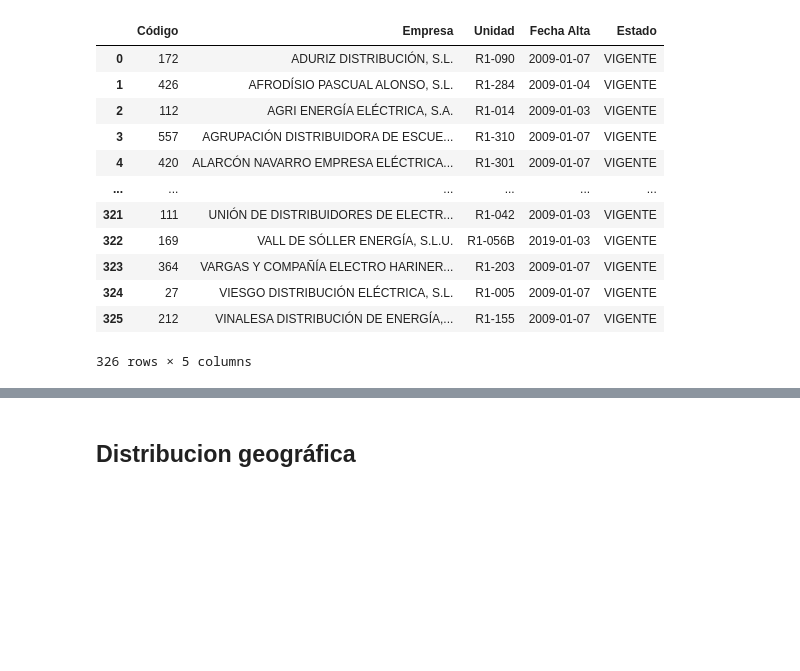
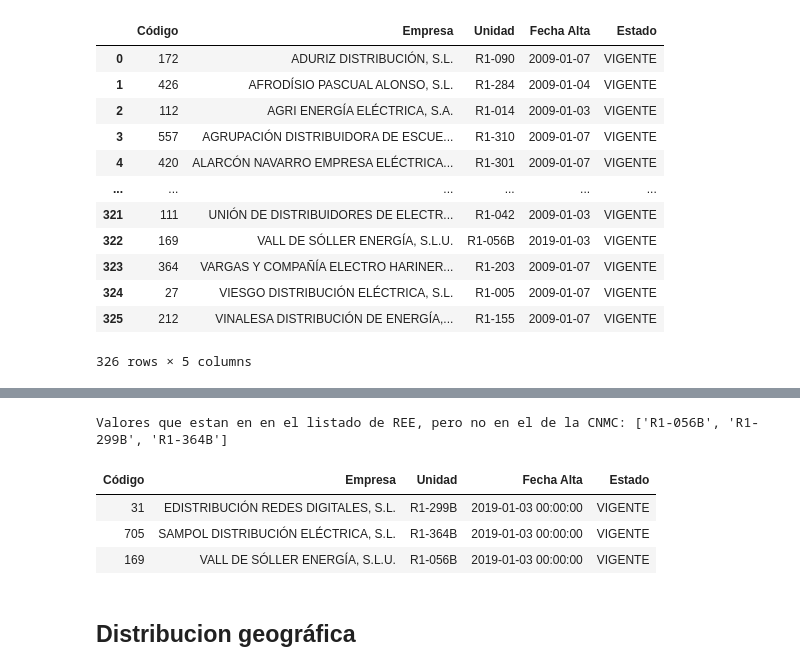
Before and after one commit to jacubero/SEE, a Jupyter notebook: Distribucion/distribucion.ipynb, the cells around one changed output, grey strips where cells are left out. Cells and saved outputs as stored; diff of their text form; code cells hidden in the pictures; blank space fills up the shorter version.

```diff
--- a/Distribucion/distribucion.ipynb
+++ b/Distribucion/distribucion.ipynb
@@ -51,3 +120,14 @@ distribuidores_df
+# %%
+print("\nValores que estan en en el listado de REE, pero no en el de la CNMC:", sorted(missing_in_no_orden))
+
+df_falta_en_CNMC = distribuidores_ree_df[distribuidores_ree_df['Unidad'].isin(missing_in_no_orden)]
+df_falta_en_CNMC.style.hide(axis='index')
+# %% [output]
+Valores que estan en en el listado de REE, pero no en el de la CNMC: ['R1-056B', 'R1-299B', 'R1-364B']
+| Código | Empresa | Unidad | Fecha Alta | Estado |
+| 31 | EDISTRIBUCIÓN REDES DIGITALES, S.L. | R1-299B | 2019-01-03 00:00:00 | VIGENTE |
+| 705 | SAMPOL DISTRIBUCIÓN ELÉCTRICA, S.L. | R1-364B | 2019-01-03 00:00:00 | VIGENTE |
+| 169 | VALL DE SÓLLER ENERGÍA, S.L.U. | R1-056B | 2019-01-03 00:00:00 | VIGENTE |
 # %% [markdown]
 ## Distribucion geográfica
 # %% [markdown]
```
Also changed, not shown: parts of 7 cells of this notebook, 5 other files.
